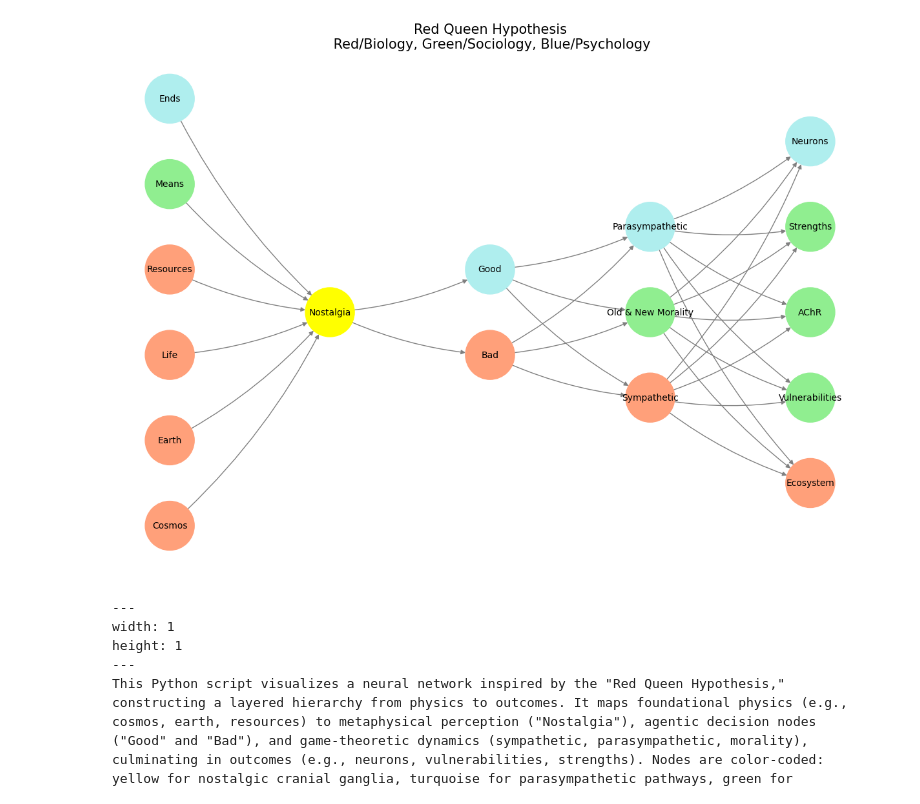
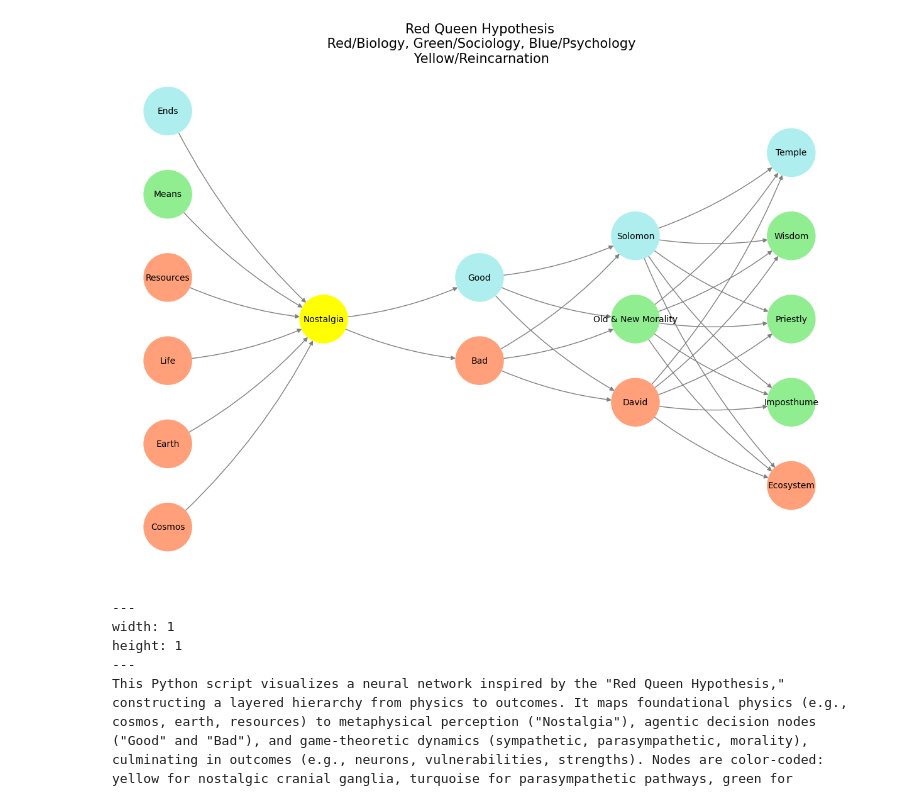
Before and after one commit to abikesa/guesswho, a Jupyter notebook: kitabo/ensi/_build/jupyter_execute/act3/part1/part1_3.ipynb, the cells around one changed output. Cells and saved outputs as stored; diff of their text form; code cells hidden in the pictures.

````diff
--- a/kitabo/ensi/_build/jupyter_execute/act3/part1/part1_3.ipynb
+++ b/kitabo/ensi/_build/jupyter_execute/act3/part1/part1_3.ipynb
@@ -74,8 +74,8 @@ def define_layers():
         'Physics': ['Cosmos', 'Earth', 'Life', 'Resources', 'Means', 'Ends'], # CUDA & AlexNet
         'Metaphysics': ['Nostalgia'], # Perception AI
         'Decisions': ['Bad', 'Good'], # Agentic AI "Test-Time Scaling" (as opposed to Pre-Trained -Data Scaling & Post-Trained -RLHF)
-        'Games': ['Sympathetic', 'Old & New Morality', 'Parasympathetic'], # Generative AI (Plan/Cooperative/Monumental, Tool Use/Iterative/Antiquarian, Critique/Adversarial/Critical)
-        'Outcomes': ['Ecosystem', 'Vulnerabilities', 'AChR', 'Strengths', 'Neurons'] # Physical AI (Calculator, Web Search, SQL Search, Generate Podcast)
+        'Games': ['David', 'Old & New Morality', 'Solomon'], # Generative AI (Plan/Cooperative/Monumental, Tool Use/Iterative/Antiquarian, Critique/Adversarial/Critical)
+        'Outcomes': ['Ecosystem', 'Imposthume', 'Priestly', 'Wisdom', 'Temple'] # Physical AI (Calculator, Web Search, SQL Search, Generate Podcast)
     }
 
 # Assign colors to nodes
@@ -89,16 +89,16 @@ def assign_colors(node, layer):
     elif layer == 'Decisions' and node == 'Good': # Basal Ganglia, Thalamus, Hypothalamus; N4, N5: Brainstem, Cerebellum
         return 'paleturquoise'
     elif layer == 'Games':
-        if node == 'Parasympathetic':
+        if node == 'Solomon':
             return 'paleturquoise'
         elif node == 'Old & New Morality': # Autonomic Ganglia (ACh)
             return 'lightgreen'
-        elif node == 'Sympathetic':
+        elif node == 'David':
             return 'lightsalmon'
     elif layer == 'Outcomes':
-        if node == 'Neurons':
+        if node == 'Temple':
             return 'paleturquoise'
-        elif node in ['Strengths', 'AChR', 'Vulnerabilities']:
+        elif node in ['Wisdom', 'Priestly', 'Imposthume']:
             return 'lightgreen'
         elif node == 'Ecosystem':
             return 'lightsalmon'
@@ -119,35 +119,35 @@ def visualize_nn():
     center_x = 0  # Align nodes horizontally
 
     # Add nodes and assign positions
     for i, (layer_name, nodes) in enumerate(layers.items()):
         y_positions = calculate_positions(nodes, center_x, offset=-len(layers) + i + 1)
         for node, position in zip(nodes, y_positions):
             G.add_node(node, layer=layer_name)
             pos[node] = position
             node_colors.append(assign_colors(node, layer_name))
 
     # Add edges (without weights)
     for layer_pair in [
         ('Physics', 'Metaphysics'), ('Metaphysics', 'Decisions'), ('Decisions', 'Games'), ('Games', 'Outcomes')
     ]:
         source_layer, target_layer = layer_pair
         for source in layers[source_layer]:
             for target in layers[target_layer]:
                 G.add_edge(source, target)
 
     # Draw the graph
     plt.figure(figsize=(12, 8))
     nx.draw(
         G, pos, with_labels=True, node_color=node_colors, edge_color='gray',
         node_size=3000, font_size=10, connectionstyle="arc3,rad=0.1"
     )
-    plt.title("Red Queen Hypothesis\n Red/Biology, Green/Sociology, Blue/Psychology", fontsize=15)
+    plt.title("Red Queen Hypothesis\n Red/Biology, Green/Sociology, Blue/Psychology\n Yellow/Reincarnation", fontsize=15)
     plt.show()
 
 # Run the visualization
 visualize_nn()
 # %% [output]
-[figure, old version]
+[figure, new version]
 # %% [markdown]
 ```{figure} ../../figures/blanche.*
 ---
````
Also changed, not shown: 8 other files.
